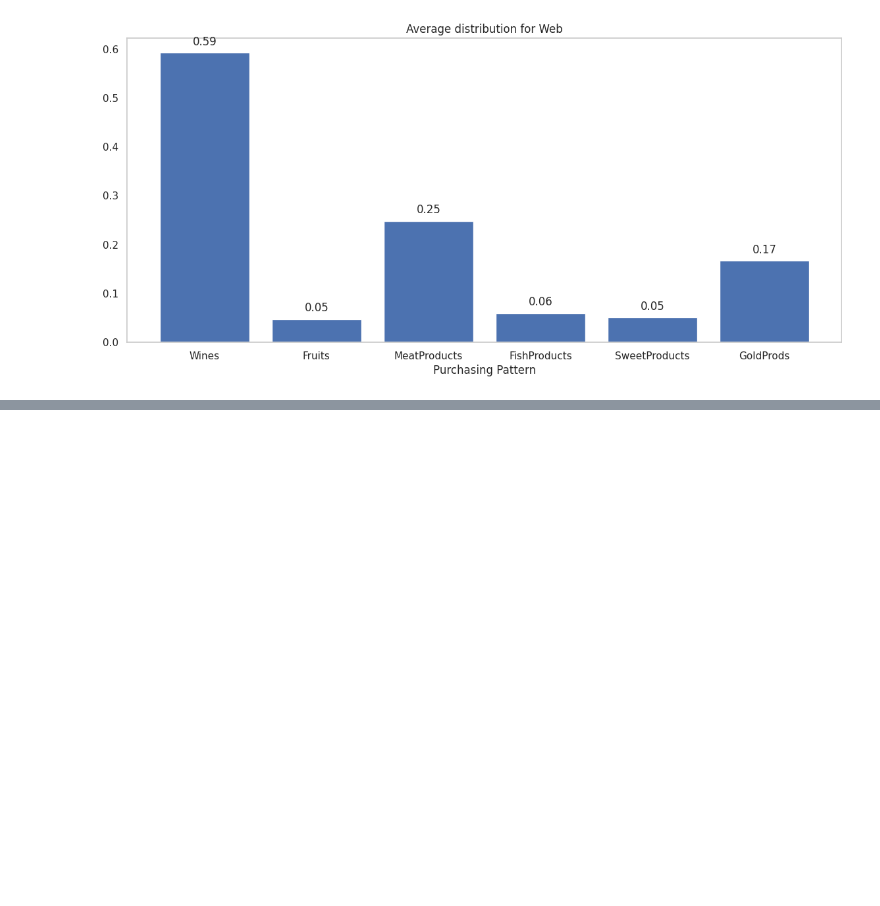
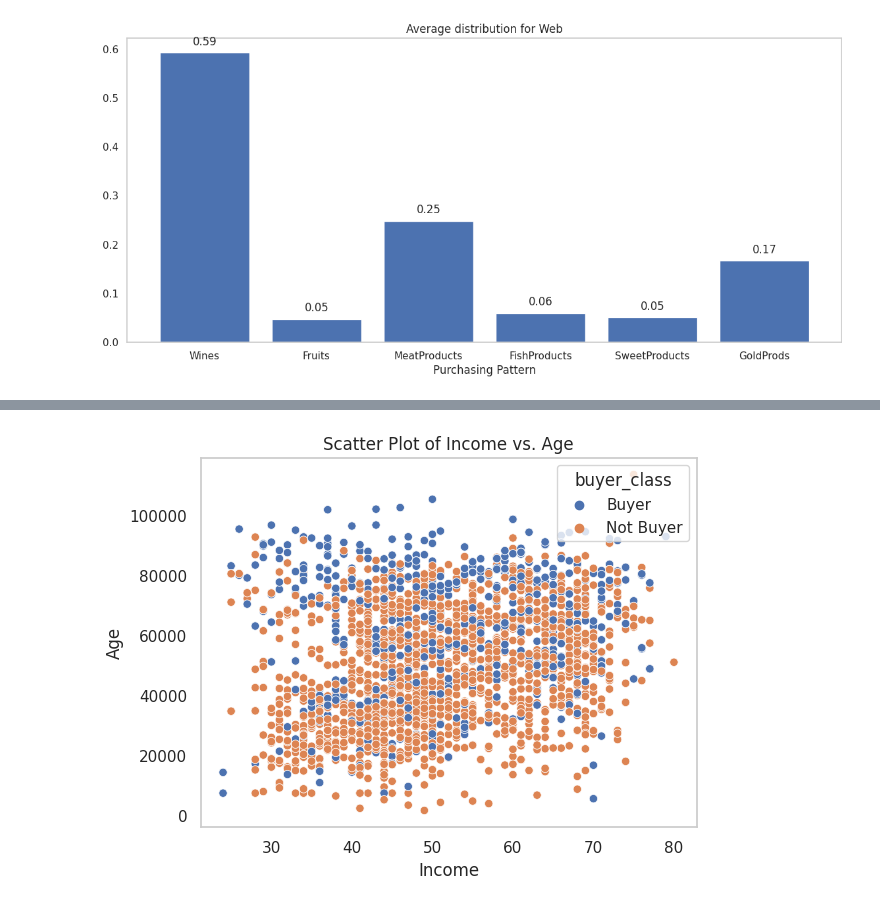
Before and after one commit to petrugeral/Marketing_Analytics, a Jupyter notebook: ifood_marketing_analytics/workspace.ipynb, the cells around one changed output, grey strips where cells are left out. Saved outputs shown, nothing was run; the diff lists cells and outputs as text; code cells hidden in the pictures; blank space fills up the shorter version.

Commit message:
buyer class

```diff
--- a/ifood_marketing_analytics/workspace.ipynb
+++ b/ifood_marketing_analytics/workspace.ipynb
@@ -564,0 +572,15 @@ The purchasing profile is the following:
+# %%
+df['buyer_class'] = np.where(df['buyer_status'] != 'not_buyer', 'Buyer', 'Not Buyer')
+# %%
+
+
+plt.subplot(1,2,1)
+sns.scatterplot(x=df['Age'], y=df['Income'], hue=df['buyer_class'])
+plt.title('Scatter Plot of Income vs. Age')
+plt.xlabel('Income')
+plt.ylabel('Age')
+plt.grid(False)
+
+plt.subplot(1,2,2)
+# %% [output]
+[figure, added]
```
Also changed, not shown: parts of 7 cells of this notebook.
